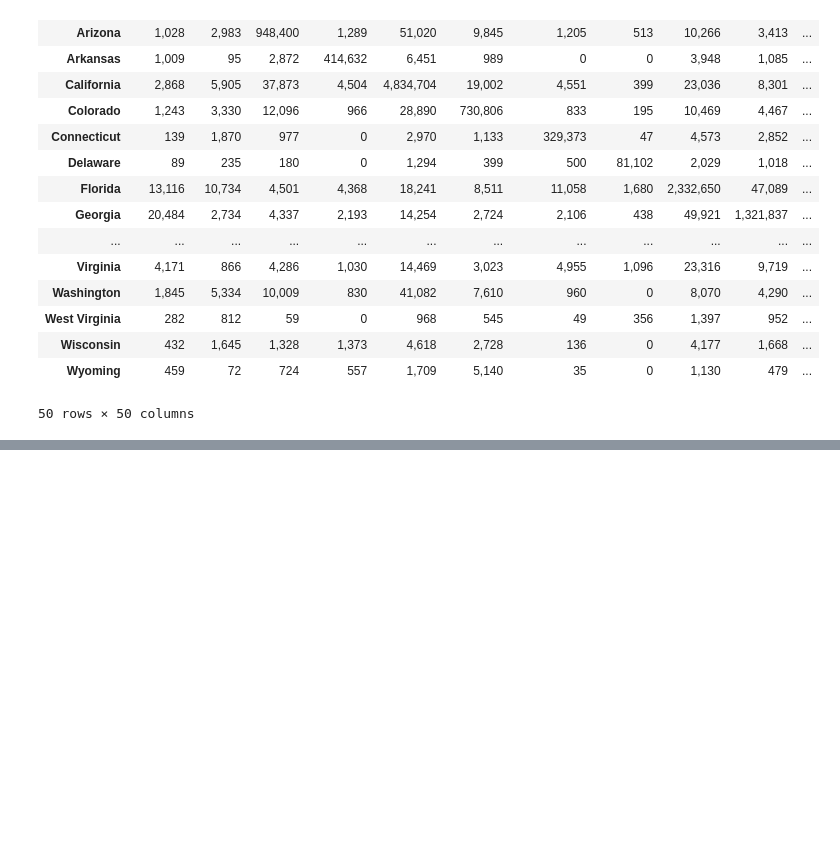
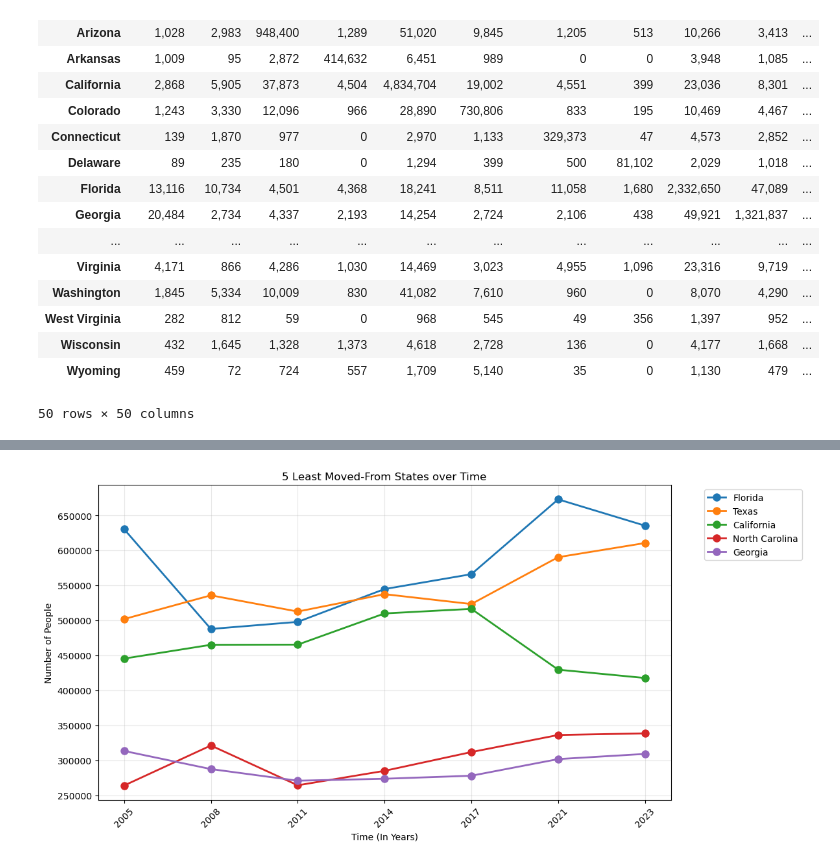
Before and after one commit to CtheFink/Math485_2, a Jupyter notebook: Project 2 - Johnsen Fink.ipynb, the cells around one changed output, grey strips where cells are left out. Saved outputs shown, nothing was run; the diff lists cells and outputs as text; code cells hidden in the pictures; blank space fills up the shorter version.

```diff
--- a/Project 2 - Johnsen Fink.ipynb
+++ b/Project 2 - Johnsen Fink.ipynb
@@ -144,0 +269,26 @@ plt.show()
+# %%
+top_5_MT = [9, 43, 5, 33, 10]
+bottom_5_MT = [45, 50, 41, 39, 34]
+# %%
+top_5_MT = [index - 1 for index in top_5_MT]
+state_names = ['Florida', 'Texas', 'California', 'North Carolina', 'Georgia']
+years = [2005, 2008, 2011, 2014, 2017, 2021, 2023]
+plt.figure(figsize=(12, 6))
+
+time_points = range(7)
+
+for position, state_index in enumerate(top_5_MT):
+    values = [col_sums[time, state_index] for time in range(7)]
+    plt.plot(time_points, values, marker='o', linewidth=2, markersize=8,
+             label=state_names[position])
+
+plt.xlabel('Time (In Years)')
+plt.ylabel('Number of People')
+plt.title('5 Least Moved-From States over Time')
+plt.xticks(range(len(years)), years, rotation=45)
+plt.grid(True, alpha=0.3)
+plt.legend(bbox_to_anchor=(1.05, 1), loc='upper left')
+plt.tight_layout()
+plt.show()
+# %% [output]
+[figure, added]
```
Also changed, not shown: parts of 47 cells of this notebook.
